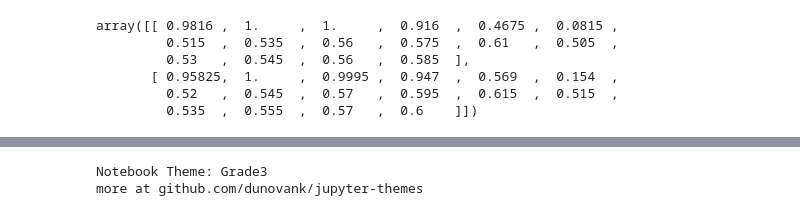
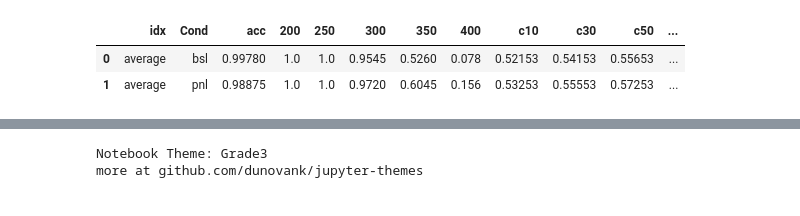
Before and after one commit to CoAxLab/radd, a Jupyter notebook: index.ipynb, the cells around one changed output, grey strips where cells are left out. Cells and saved outputs as stored; diff of their text form; code cells hidden in the pictures.

```diff
--- a/index.ipynb
+++ b/index.ipynb
@@ -111,0 +150,3 @@ dpm.yhatDF
+# %%
+model_v = build.Model(kind='xdpm', data=data, depends_on={'v':'Cond'}, fit_on='average')
+model_v.optimize(save_plot=True, keep_log=True, custompath='Dropbox')
@@ -112,13 +248,9 @@ dpm.yhatDF
 # %%
-# uncomment to save yhatDF as csv file in homedir (not available if in binder)
-# dpm.yhatDF.to_csv("~/dpm_yhat.csv", index=False)
-
-# to get yhat values...
-dpm.yhatDF.loc[:, 'acc':].values
+# model predictions
+# to save as csv file: model_v.yhatDF.to_csv("save_path", index=False)
+# to extract values as numpy ndarray: model_v.yhatDF.loc[:, 'acc':].values
+model_v.yhatDF.head()
 # %% [output]
-array([[ 0.9816 ,  1.     ,  1.     ,  0.916  ,  0.4675 ,  0.0815 ,
-         0.515  ,  0.535  ,  0.56   ,  0.575  ,  0.61   ,  0.505  ,
-         0.53   ,  0.545  ,  0.56   ,  0.585  ],
-       [ 0.95825,  1.     ,  0.9995 ,  0.947  ,  0.569  ,  0.154  ,
-         0.52   ,  0.545  ,  0.57   ,  0.595  ,  0.615  ,  0.515  ,
-         0.535  ,  0.555  ,  0.57   ,  0.6    ]])
+|  | idx | Cond | acc | 200 | 250 | 300 | 350 | 400 | c10 | c30 | c50 | ... |
+| 0 | average | bsl | 0.99780 | 1.0 | 1.0 | 0.9545 | 0.5260 | 0.078 | 0.52153 | 0.54153 | 0.55653 | ... |
+| 1 | average | pnl | 0.98875 | 1.0 | 1.0 | 0.9720 | 0.6045 | 0.156 | 0.53253 | 0.55553 | 0.57253 | ... |
```
Also changed, not shown: parts of 28 cells of this notebook, 18 other files.
